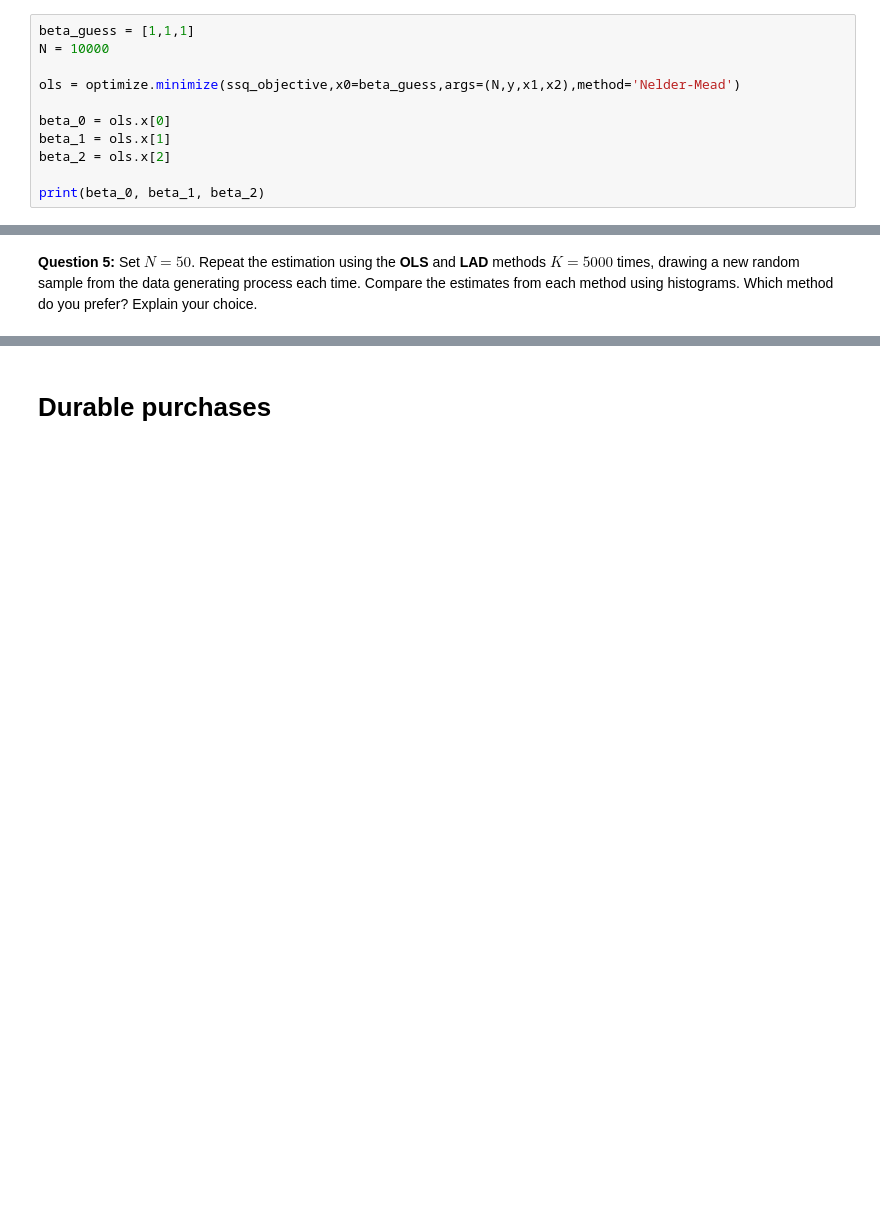
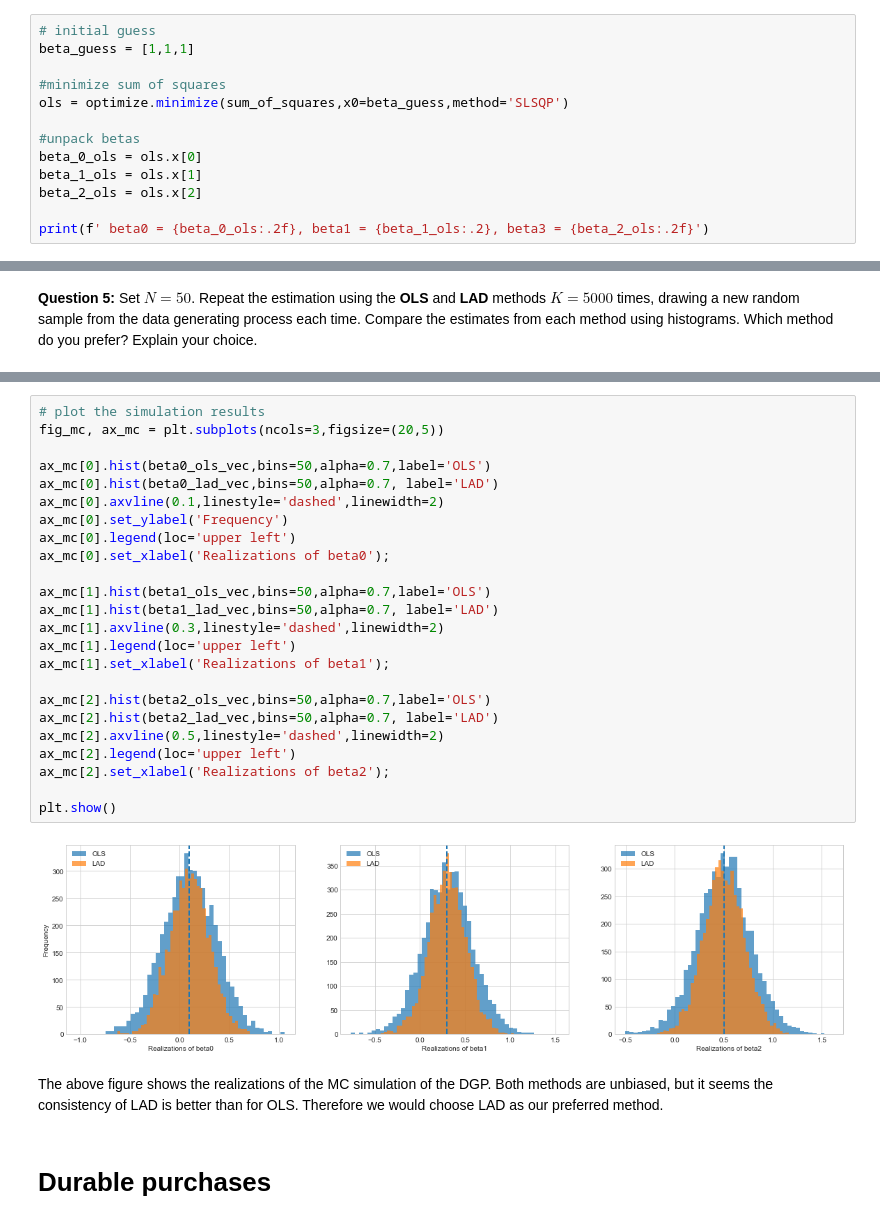
Before and after one commit to NumEconCopenhagen/projects-2020-kongeraekken-1, a Jupyter notebook: examproject/exam_2020.ipynb, the cells around one changed output, grey strips where cells are left out. Cells and saved outputs as stored; diff of their text form; blank space fills up the shorter version.

```diff
--- a/examproject/exam_2020.ipynb
+++ b/examproject/exam_2020.ipynb
@@ -139,12 +136,14 @@ def ssq_objective (N,y,x1,x2,beta):
 # %%
+# initial guess
 beta_guess = [1,1,1]
-N = 10000
 
-ols = optimize.minimize(ssq_objective,x0=beta_guess,args=(N,y,x1,x2),method='Nelder-Mead')
+#minimize sum of squares
+ols = optimize.minimize(sum_of_squares,x0=beta_guess,method='SLSQP')
 
-beta_0 = ols.x[0]
-beta_1 = ols.x[1]
-beta_2 = ols.x[2]
+#unpack betas
+beta_0_ols = ols.x[0]
+beta_1_ols = ols.x[1]
+beta_2_ols = ols.x[2]
 
-print(beta_0, beta_1, beta_2)
+print(f' beta0 = {beta_0_ols:.2f}, beta1 = {beta_1_ols:.2}, beta3 = {beta_2_ols:.2f}')
 # %% [output]
@@ -160,3 +215,31 @@ where $|z|$ is the absolute value of $z$.
+# %%
+# plot the simulation results
+fig_mc, ax_mc = plt.subplots(ncols=3,figsize=(20,5))
+
+ax_mc[0].hist(beta0_ols_vec,bins=50,alpha=0.7,label='OLS')
+ax_mc[0].hist(beta0_lad_vec,bins=50,alpha=0.7, label='LAD')
+ax_mc[0].axvline(0.1,linestyle='dashed',linewidth=2)
+ax_mc[0].set_ylabel('Frequency')
+ax_mc[0].legend(loc='upper left')
+ax_mc[0].set_xlabel('Realizations of beta0');
+
+ax_mc[1].hist(beta1_ols_vec,bins=50,alpha=0.7,label='OLS')
+ax_mc[1].hist(beta1_lad_vec,bins=50,alpha=0.7, label='LAD')
+ax_mc[1].axvline(0.3,linestyle='dashed',linewidth=2)
+ax_mc[1].legend(loc='upper left')
+ax_mc[1].set_xlabel('Realizations of beta1');
+
+ax_mc[2].hist(beta2_ols_vec,bins=50,alpha=0.7,label='OLS')
+ax_mc[2].hist(beta2_lad_vec,bins=50,alpha=0.7, label='LAD')
+ax_mc[2].axvline(0.5,linestyle='dashed',linewidth=2)
+ax_mc[2].legend(loc='upper left')
+ax_mc[2].set_xlabel('Realizations of beta2');
+
+plt.show()
+# %% [output]
+[figure, added]
+# %% [markdown]
+The above figure shows the realizations of the MC simulation of the DGP. Both methods are unbiased, but it seems the consistency of LAD is better than for OLS. Therefore we would choose LAD as our preferred method.
 # %% [markdown]
 # Durable purchases
 # %% [markdown]
```
Also changed, not shown: parts of 15 cells of this notebook.
